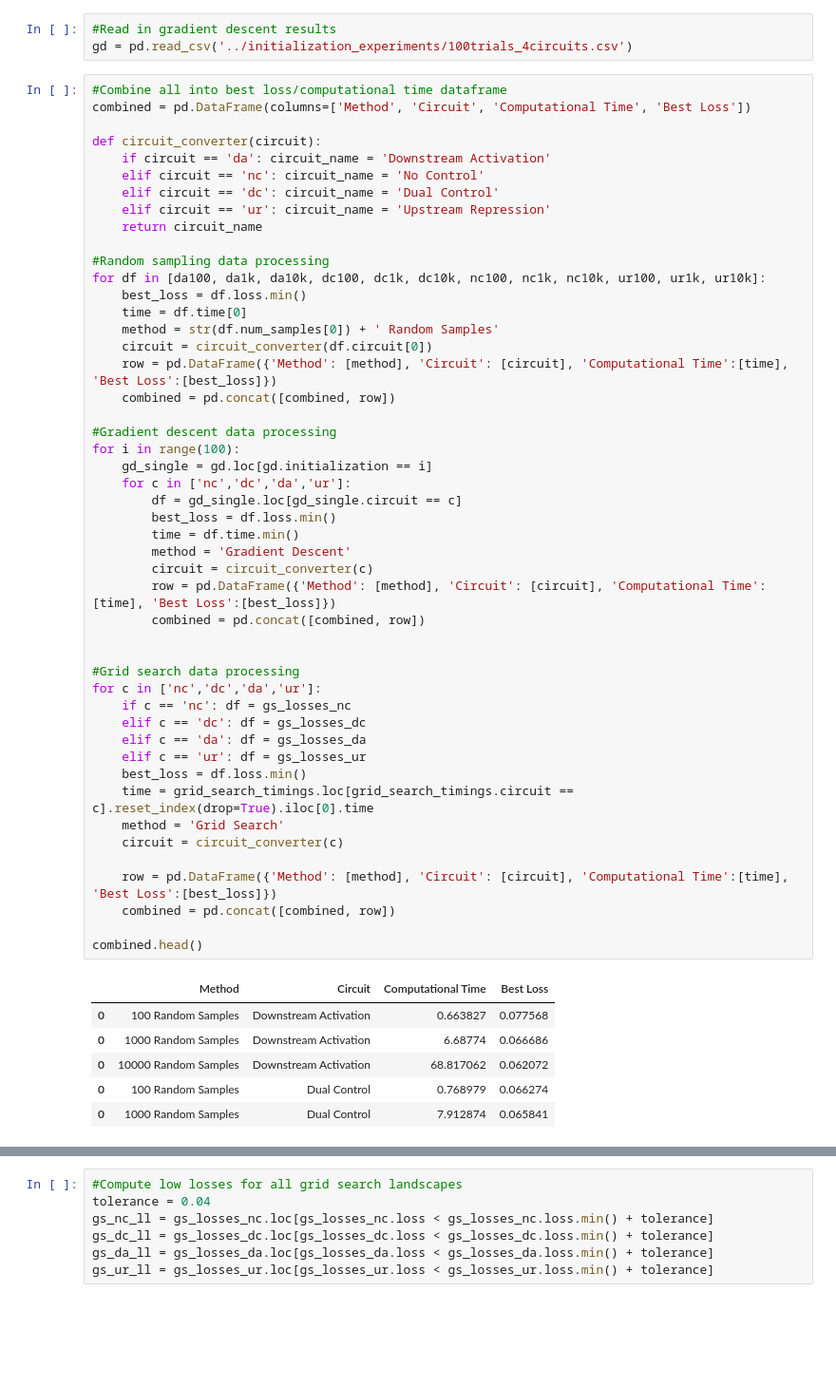
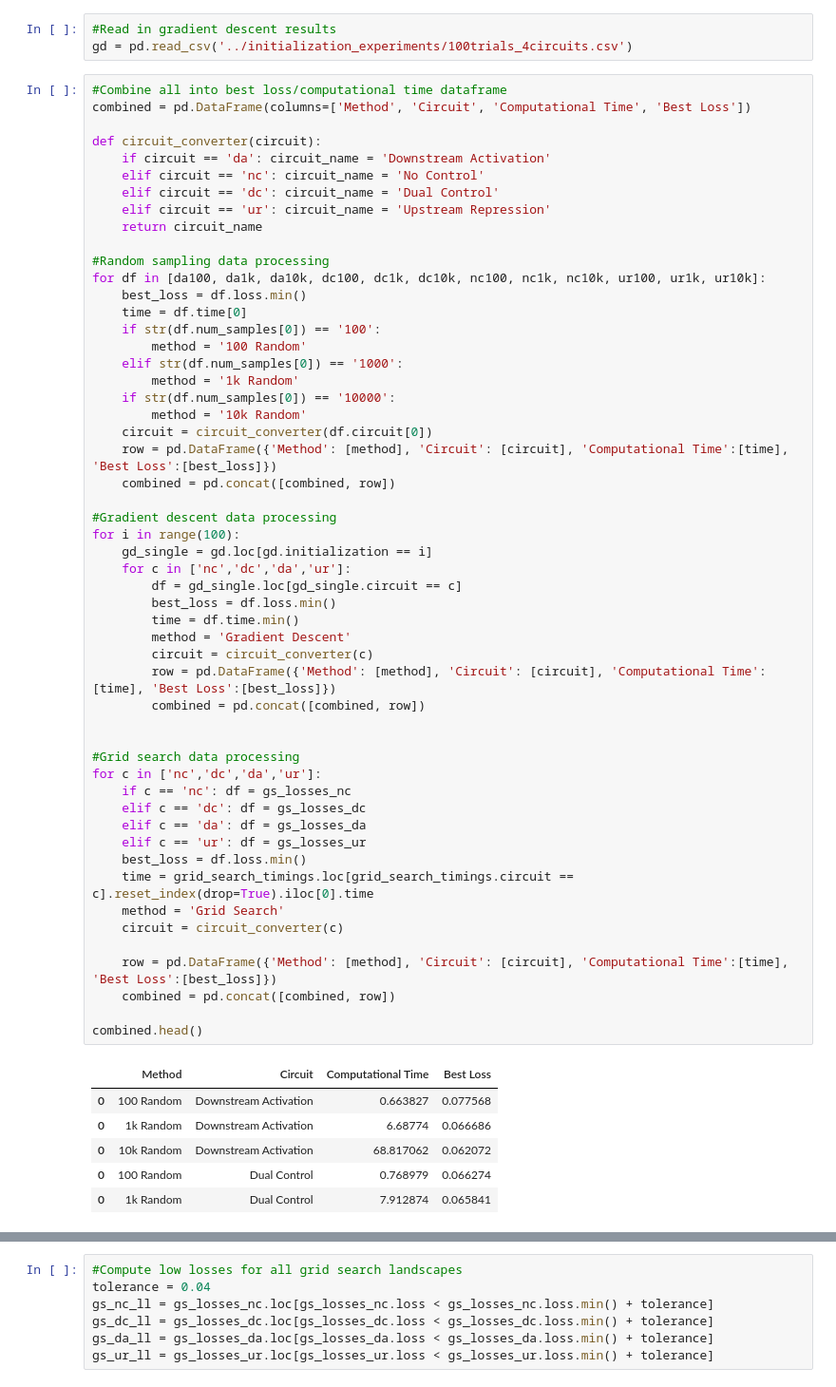
Before and after one commit to cjmerzbacher/msc-thesis, a Jupyter notebook: initialization_experiments/viz_complete_exp.ipynb, the cells around one changed output, grey strips where cells are left out. Shown at 95% size. Saved outputs shown, nothing was run; the diff lists cells and outputs as text; blank space fills up the shorter version.

Commit message:
Method comparisons with computational time

```diff
--- a/initialization_experiments/viz_complete_exp.ipynb
+++ b/initialization_experiments/viz_complete_exp.ipynb
@@ -45,7 +45,12 @@ def circuit_converter(circuit):
 for df in [da100, da1k, da10k, dc100, dc1k, dc10k, nc100, nc1k, nc10k, ur100, ur1k, ur10k]:
     best_loss = df.loss.min()
     time = df.time[0]
-    method = str(df.num_samples[0]) + ' Random Samples'
+    if str(df.num_samples[0]) == '100':
+        method = '100 Random'
+    elif str(df.num_samples[0]) == '1000':
+        method = '1k Random'
+    if str(df.num_samples[0]) == '10000':
+        method = '10k Random'
     circuit = circuit_converter(df.circuit[0])
     row = pd.DataFrame({'Method': [method], 'Circuit': [circuit], 'Computational Time':[time], 'Best Loss':[best_loss]})
     combined = pd.concat([combined, row])
@@ -53,38 +58,38 @@ for df in [da100, da1k, da10k, dc100, dc1k, dc10k, nc100, nc1k, nc10k, ur100, ur
 #Gradient descent data processing
 for i in range(100):
     gd_single = gd.loc[gd.initialization == i]
     for c in ['nc','dc','da','ur']:
         df = gd_single.loc[gd_single.circuit == c]
         best_loss = df.loss.min()
         time = df.time.min()
         method = 'Gradient Descent'
         circuit = circuit_converter(c)
         row = pd.DataFrame({'Method': [method], 'Circuit': [circuit], 'Computational Time':[time], 'Best Loss':[best_loss]})
         combined = pd.concat([combined, row])
 
 
 #Grid search data processing
 for c in ['nc','dc','da','ur']:
     if c == 'nc': df = gs_losses_nc
     elif c == 'dc': df = gs_losses_dc
     elif c == 'da': df = gs_losses_da
     elif c == 'ur': df = gs_losses_ur
     best_loss = df.loss.min()
     time = grid_search_timings.loc[grid_search_timings.circuit == c].reset_index(drop=True).iloc[0].time
     method = 'Grid Search'
     circuit = circuit_converter(c)
 
     row = pd.DataFrame({'Method': [method], 'Circuit': [circuit], 'Computational Time':[time], 'Best Loss':[best_loss]})
     combined = pd.concat([combined, row])
 
 combined.head()
 # %% [output]
 |  | Method | Circuit | Computational Time | Best Loss |
-| 0 | 100 Random Samples | Downstream Activation | 0.663827 | 0.077568 |
-| 0 | 1000 Random Samples | Downstream Activation | 6.68774 | 0.066686 |
-| 0 | 10000 Random Samples | Downstream Activation | 68.817062 | 0.062072 |
-| 0 | 100 Random Samples | Dual Control | 0.768979 | 0.066274 |
-| 0 | 1000 Random Samples | Dual Control | 7.912874 | 0.065841 |
+| 0 | 100 Random | Downstream Activation | 0.663827 | 0.077568 |
+| 0 | 1k Random | Downstream Activation | 6.68774 | 0.066686 |
+| 0 | 10k Random | Downstream Activation | 68.817062 | 0.062072 |
+| 0 | 100 Random | Dual Control | 0.768979 | 0.066274 |
+| 0 | 1k Random | Dual Control | 7.912874 | 0.065841 |
 # %%
 fig, axs = plt.subplots(1, 1, figsize=(10, 9))
 endpoint = 'Computational Time vs. Best Loss Achieved'
```
Also changed, not shown: parts of 8 cells of this notebook, 10 other files.
